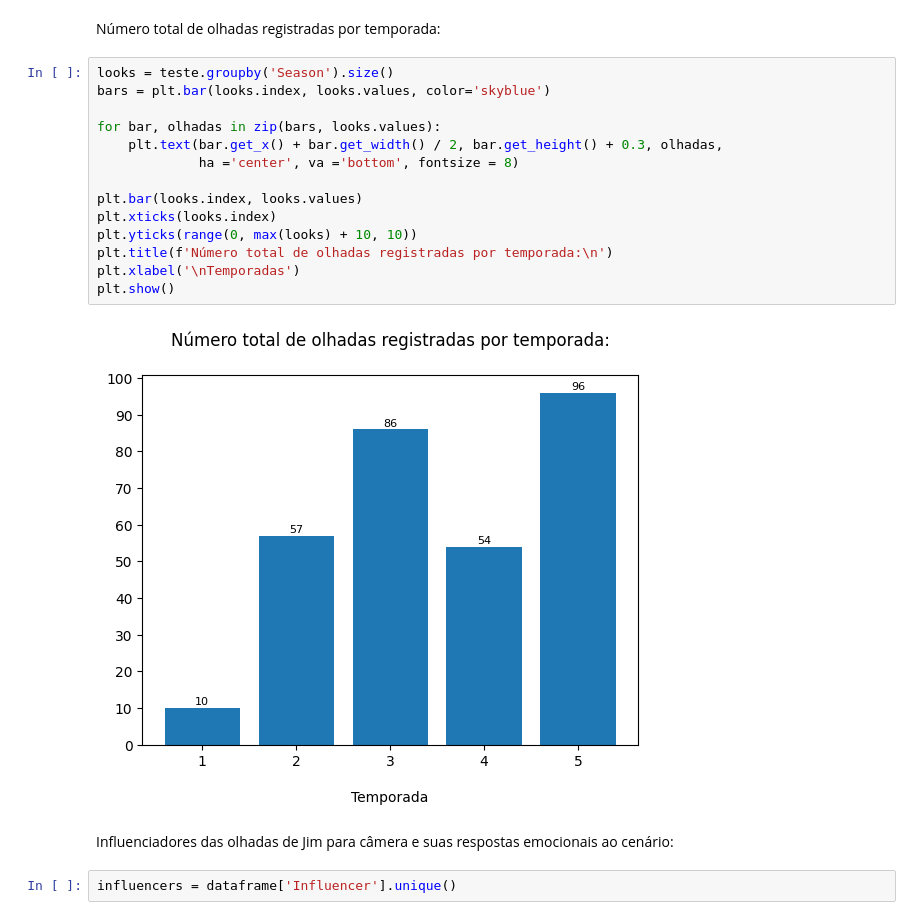
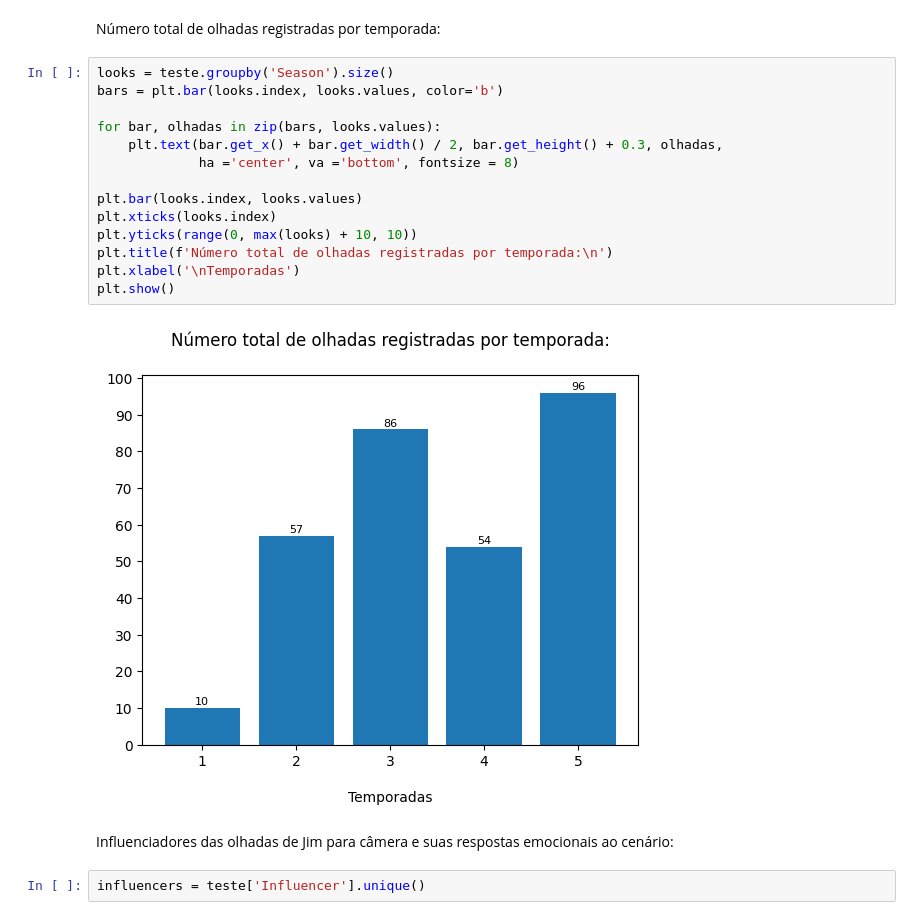
Before and after one commit to marinasbrum/ExploringNonverbalCommunication, a Jupyter notebook: Emotional_Responses_Analysis.ipynb, the cells around one changed output. Cells and saved outputs as stored; diff of their text form.

```diff
--- a/Emotional_Responses_Analysis.ipynb
+++ b/Emotional_Responses_Analysis.ipynb
@@ -39,22 +38,22 @@ plt.show()
 Número total de olhadas registradas por temporada:
 # %%
 looks = teste.groupby('Season').size()
-bars = plt.bar(looks.index, looks.values, color='skyblue')
+bars = plt.bar(looks.index, looks.values, color='b')
 
 for bar, olhadas in zip(bars, looks.values):
     plt.text(bar.get_x() + bar.get_width() / 2, bar.get_height() + 0.3, olhadas,
              ha ='center', va ='bottom', fontsize = 8)
 
 plt.bar(looks.index, looks.values)
 plt.xticks(looks.index)
 plt.yticks(range(0, max(looks) + 10, 10))
 plt.title(f'Número total de olhadas registradas por temporada:\n')
 plt.xlabel('\nTemporadas')
 plt.show()
 # %% [output]
-[figure, old version]
+[figure, new version]
 # %% [markdown]
 
 Influenciadores das olhadas de Jim para câmera e suas respostas emocionais ao cenário:
 # %%
-influencers = dataframe['Influencer'].unique()
+influencers = teste['Influencer'].unique()
```
Also changed, not shown: parts of 1 cell of this notebook.
